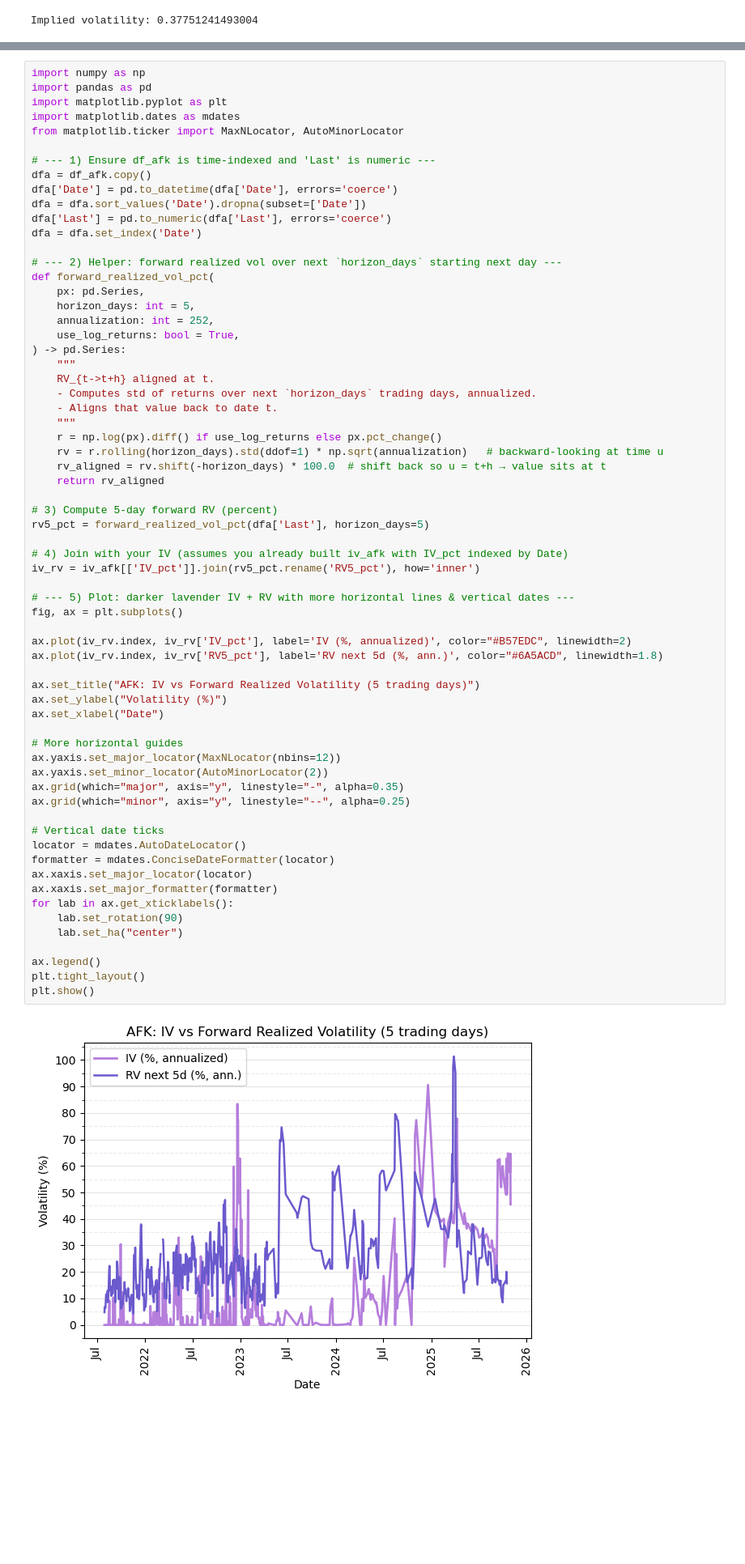
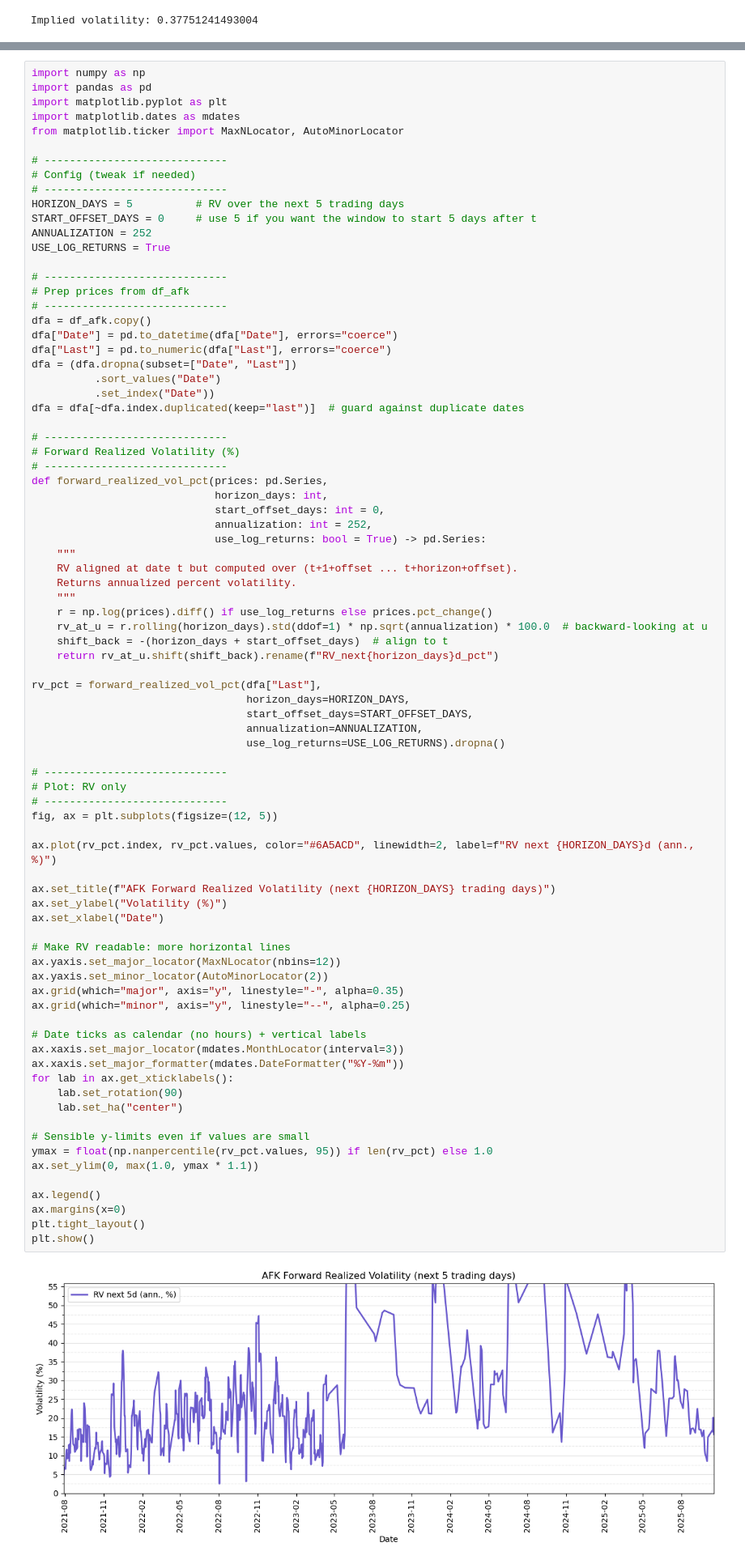
Before and after one commit to Chidubem5/Erdos_Africa, a Jupyter notebook: main.ipynb, the cells around one changed output, grey strips where cells are left out. Shown: that part at 81% size. Saved outputs shown, nothing was run; the diff lists cells and outputs as text; blank space fills up the shorter version.

```diff
--- a/main.ipynb
+++ b/main.ipynb
@@ -227,66 +184,82 @@ plt.show()
 import numpy as np
 import pandas as pd
 import matplotlib.pyplot as plt
 import matplotlib.dates as mdates
 from matplotlib.ticker import MaxNLocator, AutoMinorLocator
 
-# --- 1) Ensure df_afk is time-indexed and 'Last' is numeric ---
+# -----------------------------
+# Config (tweak if needed)
+# -----------------------------
+HORIZON_DAYS = 5          # RV over the next 5 trading days
+START_OFFSET_DAYS = 0     # use 5 if you want the window to start 5 days after t
+ANNUALIZATION = 252
+USE_LOG_RETURNS = True
+
+# -----------------------------
+# Prep prices from df_afk
+# -----------------------------
 dfa = df_afk.copy()
-dfa['Date'] = pd.to_datetime(dfa['Date'], errors='coerce')
-dfa = dfa.sort_values('Date').dropna(subset=['Date'])
-dfa['Last'] = pd.to_numeric(dfa['Last'], errors='coerce')
-dfa = dfa.set_index('Date')
+dfa["Date"] = pd.to_datetime(dfa["Date"], errors="coerce")
+dfa["Last"] = pd.to_numeric(dfa["Last"], errors="coerce")
+dfa = (dfa.dropna(subset=["Date", "Last"])
+          .sort_values("Date")
+          .set_index("Date"))
+dfa = dfa[~dfa.index.duplicated(keep="last")]  # guard against duplicate dates
 
-# --- 2) Helper: forward realized vol over next `horizon_days` starting next day ---
-def forward_realized_vol_pct(
-    px: pd.Series,
-    horizon_days: int = 5,
-    annualization: int = 252,
-    use_log_returns: bool = True,
-) -> pd.Series:
+# -----------------------------
+# Forward Realized Volatility (%)
+# -----------------------------
+def forward_realized_vol_pct(prices: pd.Series,
+                             horizon_days: int,
+                             start_offset_days: int = 0,
+                             annualization: int = 252,
+                             use_log_returns: bool = True) -> pd.Series:
     """
-    RV_{t->t+h} aligned at t.
-    - Computes std of returns over next `horizon_days` trading days, annualized.
-    - Aligns that value back to date t.
+    RV aligned at date t but computed over (t+1+offset ... t+horizon+offset).
+    Returns annualized percent volatility.
     """
-    r = np.log(px).diff() if use_log_returns else px.pct_change()
-    rv = r.rolling(horizon_days).std(ddof=1) * np.sqrt(annualization)   # backward-looking at time u
-    rv_aligned = rv.shift(-horizon_days) * 100.0  # shift back so u = t+h → value sits at t
-    return rv_aligned
+    r = np.log(prices).diff() if use_log_returns else prices.pct_change()
+    rv_at_u = r.rolling(horizon_days).std(ddof=1) * np.sqrt(annualization) * 100.0  # backward-looking at u
+    shift_back = -(horizon_days + start_offset_days)  # align to t
+    return rv_at_u.shift(shift_back).rename(f"RV_next{horizon_days}d_pct")
 
-# 3) Compute 5-day forward RV (percent)
-rv5_pct = forward_realized_vol_pct(dfa['Last'], horizon_days=5)
+rv_pct = forward_realized_vol_pct(dfa["Last"],
+                                  horizon_days=HORIZON_DAYS,
+                                  start_offset_days=START_OFFSET_DAYS,
+                                  annualization=ANNUALIZATION,
+                                  use_log_returns=USE_LOG_RETURNS).dropna()
 
-# 4) Join with your IV (assumes you already built iv_afk with IV_pct indexed by Date)
-iv_rv = iv_afk[['IV_pct']].join(rv5_pct.rename('RV5_pct'), how='inner')
+# -----------------------------
+# Plot: RV only
+# -----------------------------
+fig, ax = plt.subplots(figsize=(12, 5))
 
-# --- 5) Plot: darker lavender IV + RV with more horizontal lines & vertical dates ---
-fig, ax = plt.subplots()
+ax.plot(rv_pct.index, rv_pct.values, color="#6A5ACD", linewidth=2, label=f"RV next {HORIZON_DAYS}d (ann., %)")
 
-ax.plot(iv_rv.index, iv_rv['IV_pct'], label='IV (%, annualized)', color="#B57EDC", linewidth=2)
-ax.plot(iv_rv.index, iv_rv['RV5_pct'], label='RV next 5d (%, ann.)', color="#6A5ACD", linewidth=1.8)
-
-ax.set_title("AFK: IV vs Forward Realized Volatility (5 trading days)")
+ax.set_title(f"AFK Forward Realized Volatility (next {HORIZON_DAYS} trading days)")
 ax.set_ylabel("Volatility (%)")
 ax.set_xlabel("Date")
 
-# More horizontal guides
+# Make RV readable: more horizontal lines
 ax.yaxis.set_major_locator(MaxNLocator(nbins=12))
 ax.yaxis.set_minor_locator(AutoMinorLocator(2))
 ax.grid(which="major", axis="y", linestyle="-", alpha=0.35)
 ax.grid(which="minor", axis="y", linestyle="--", alpha=0.25)
 
-# Vertical date ticks
-locator = mdates.AutoDateLocator()
-formatter = mdates.ConciseDateFormatter(locator)
-ax.xaxis.set_major_locator(locator)
-ax.xaxis.set_major_formatter(formatter)
+# Date ticks as calendar (no hours) + vertical labels
+ax.xaxis.set_major_locator(mdates.MonthLocator(interval=3))
+ax.xaxis.set_major_formatter(mdates.DateFormatter("%Y-%m"))
 for lab in ax.get_xticklabels():
     lab.set_rotation(90)
     lab.set_ha("center")
 
+# Sensible y-limits even if values are small
+ymax = float(np.nanpercentile(rv_pct.values, 95)) if len(rv_pct) else 1.0
+ax.set_ylim(0, max(1.0, ymax * 1.1))
+
 ax.legend()
+ax.margins(x=0)
 plt.tight_layout()
 plt.show()
 # %% [output]
-[figure, old version]
+[figure, new version]
```
Also changed, not shown: parts of 13 cells of this notebook.
